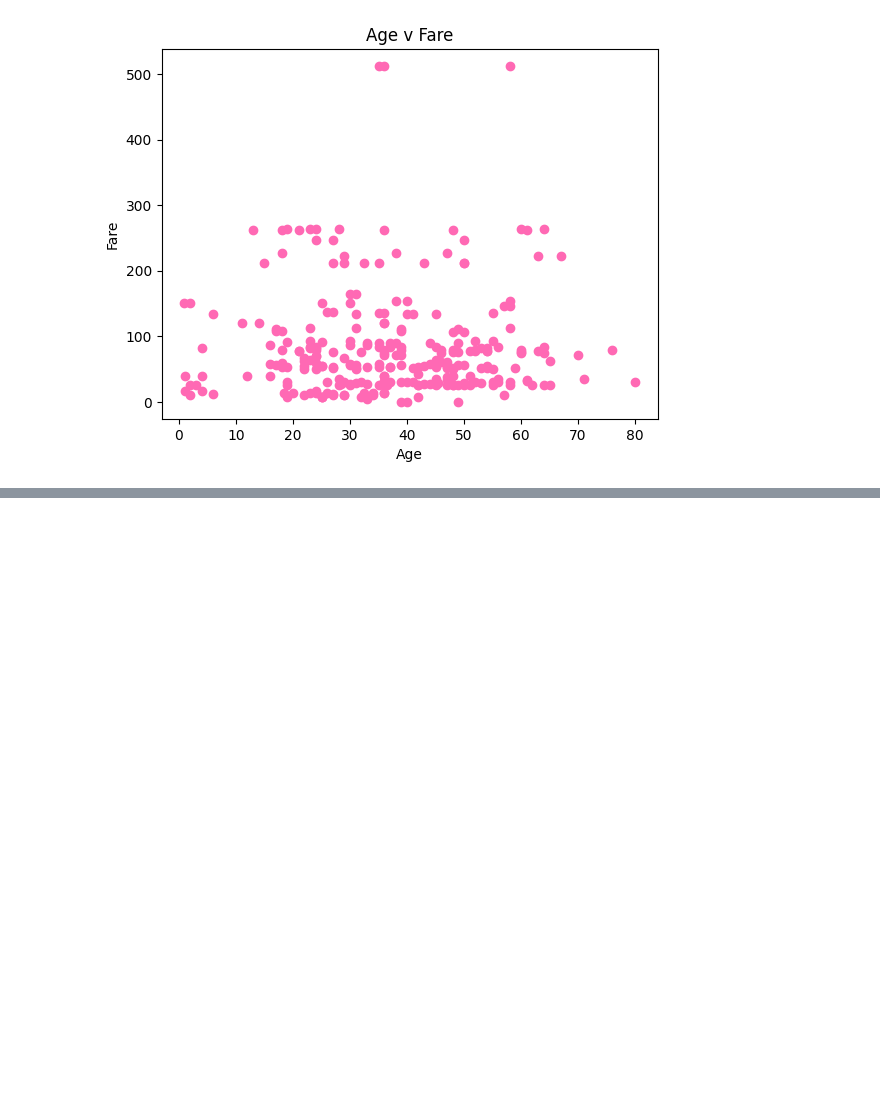
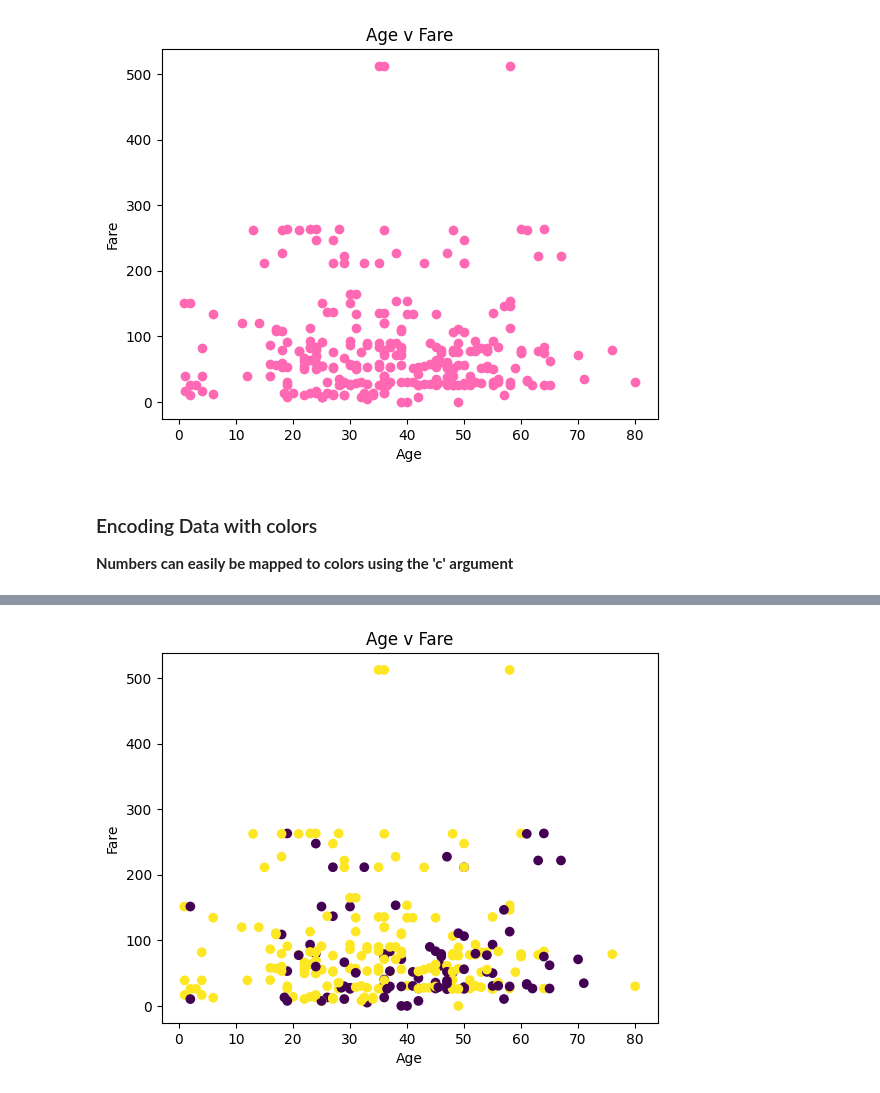
Before and after one commit to idowujames/OOP-Matplotlib-3, a Jupyter notebook: OOP_Matplotlib_3.ipynb, the cells around one changed output, grey strips where cells are left out. Saved outputs shown, nothing was run; the diff lists cells and outputs as text; code cells hidden in the pictures; blank space fills up the shorter version.

Commit message:
Encoding data with colors and customizing the colors with cmap and custom legend labels

```diff
--- a/OOP_Matplotlib_3.ipynb
+++ b/OOP_Matplotlib_3.ipynb
@@ -61,3 +64,14 @@ ax.set(xlabel='Age', ylabel='Fare', title='Age v Fare');
 # %% [output]
 [interactive output not drawn]
 [figure]
+# %% [markdown]
+### Encoding Data with colors
+
+**Numbers can easily be mapped to colors using the 'c' argument**
+# %%
+fig, ax = plt.subplots()
+
+ax.scatter('age','fare', c='survived', data=df)
+
+ax.set(xlabel='Age',ylabel='Fare', title='Age v Fare');
+# %% [output]
@@ -63,0 +79 @@ ax.set(xlabel='Age', ylabel='Fare', title='Age v Fare');
+[figure, added]
```
Also changed, not shown: parts of 6 cells of this notebook.
